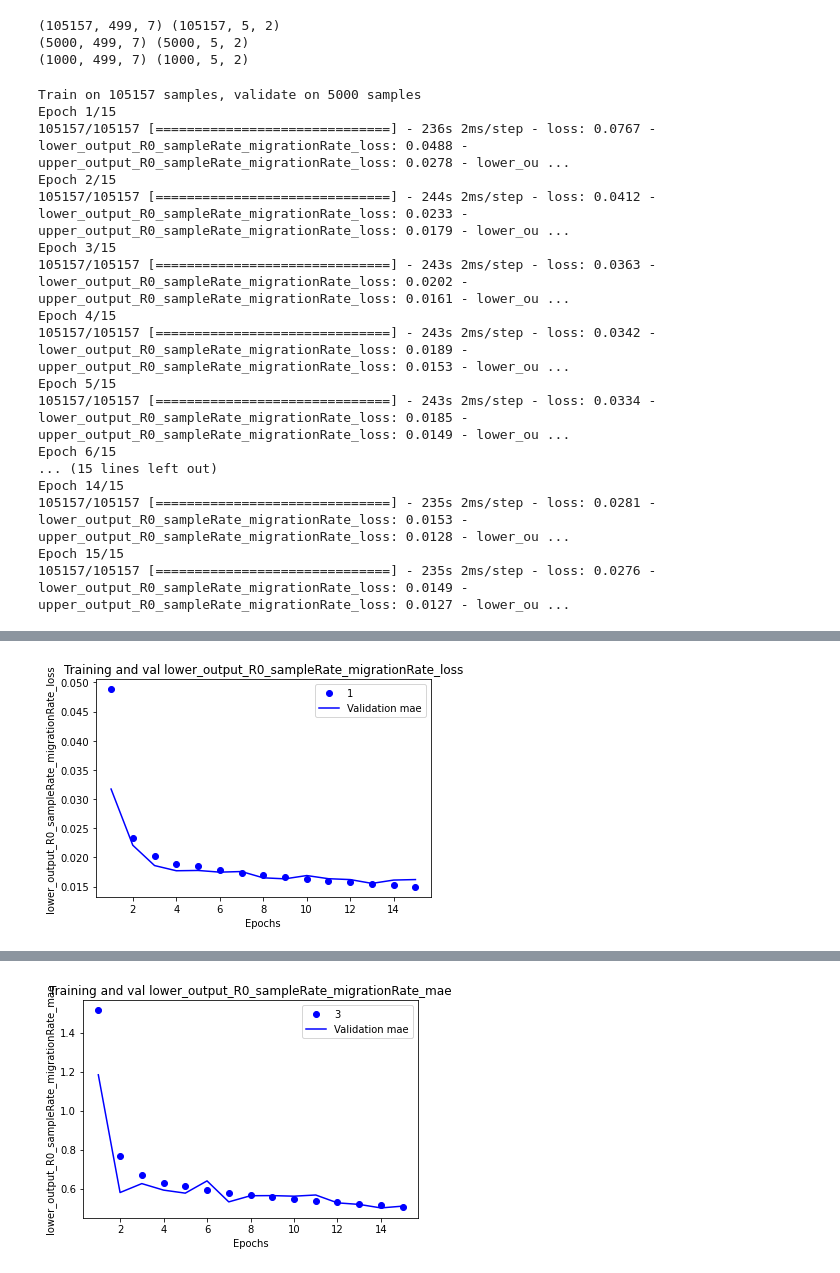
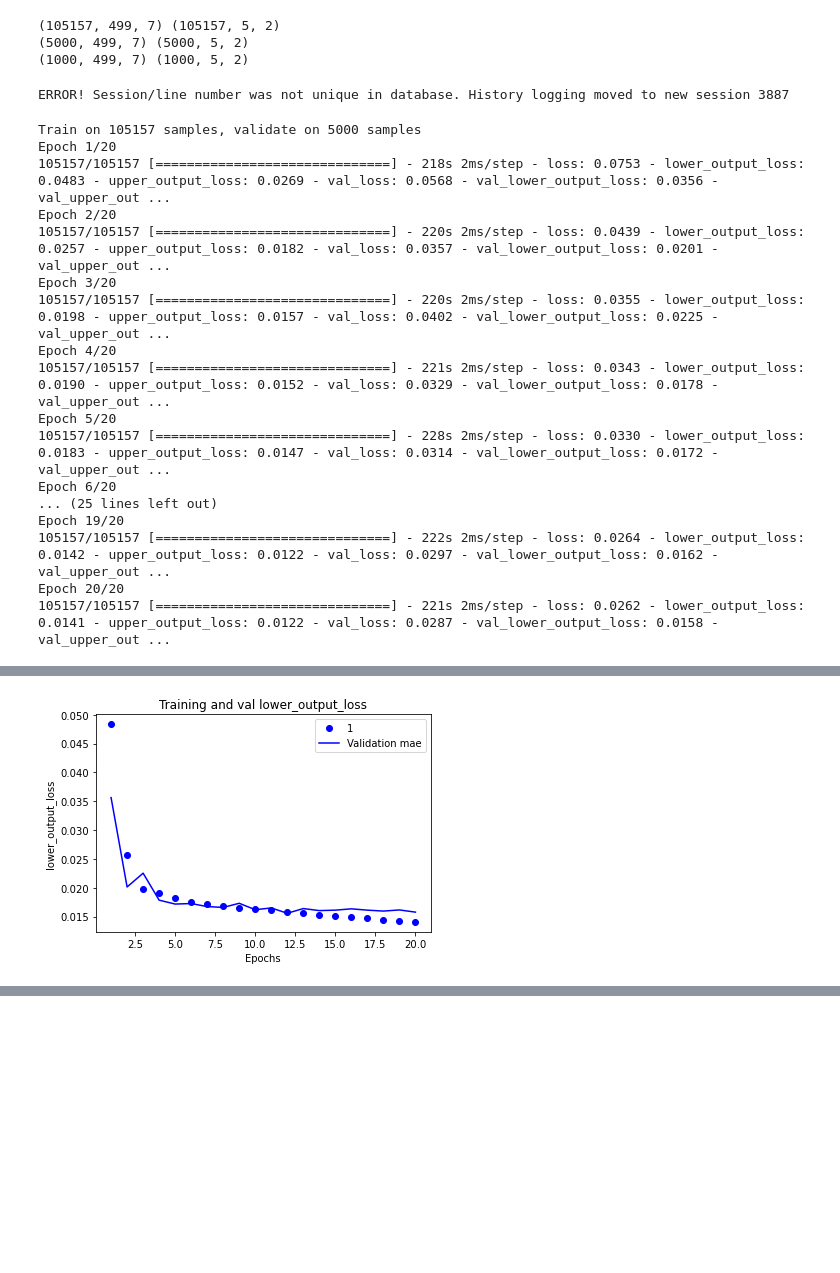
Before and after one commit to ammonthompson/phylogeo_epi_cnn, a Jupyter notebook: neural_network_dev/uq_and_adequacy/uq_train_extant_rates.ipynb, the cells around one changed output, grey strips where cells are left out. Saved outputs shown, nothing was run; the diff lists cells and outputs as text; code cells hidden in the pictures; blank space fills up the shorter version.

```diff
--- a/neural_network_dev/uq_and_adequacy/uq_train_extant_rates.ipynb
+++ b/neural_network_dev/uq_and_adequacy/uq_train_extant_rates.ipynb
@@ -134,15 +134,21 @@ def create_model():
                                                                                  priors])
 
     wxyz = layers.Dense(256, activation = 'relu', kernel_initializer = 'VarianceScaling')(concatenated_wxyz)
-    wxyz = layers.Dense(128, activation = 'relu', kernel_initializer = 'VarianceScaling')(wxyz)
-    wxyz = layers.Dense(64, activation = 'relu', kernel_initializer = 'VarianceScaling')(wxyz)
-    wxyz = layers.Dense(32, activation = 'relu', kernel_initializer = 'VarianceScaling')(wxyz)
 
-    lower_output_R0_sampleRate_migrationRate = layers.Dense(3, name = "lower_output_R0_sampleRate_migrationRate")(wxyz)
-    upper_output_R0_sampleRate_migrationRate = layers.Dense(3, name = "upper_output_R0_sampleRate_migrationRate")(wxyz)
+    lower_dense = layers.Dense(64, activation = 'relu', kernel_initializer = 'VarianceScaling')(wxyz)
+    lower_dense = layers.Dense(32, activation = 'relu', kernel_initializer = 'VarianceScaling')(lower_dense)
+    lower_dense = layers.Dense(16, activation = 'relu', kernel_initializer = 'VarianceScaling')(lower_dense)
+    lower_q_output = layers.Dense(3, name = "lower_output")(lower_dense)
+
+    upper_dense = layers.Dense(64, activation = 'relu', kernel_initializer = 'VarianceScaling')(wxyz)
+    upper_dense = layers.Dense(32, activation = 'relu', kernel_initializer = 'VarianceScaling')(upper_dense)
+    upper_dense = layers.Dense(16, activation = 'relu', kernel_initializer = 'VarianceScaling')(upper_dense)
+    upper_q_output = layers.Dense(3, name = "upper_output")(upper_dense)
 
     return Model(inputs = [input_treeLocation_tensor, input_priors_tensor],
-                outputs = [lower_output_R0_sampleRate_migrationRate, upper_output_R0_sampleRate_migrationRate])
+                outputs = [lower_q_output, upper_q_output])
+# %% [output]
+ERROR! Session/line number was not unique in database. History logging moved to new session 3887
 # %%
 # instantiate MODEL
 # set inner quantile
@@ -150,12 +156,11 @@ qq = 0.95
 
 mymodel_95q = create_model()
 mymodel_95q.compile(optimizer = 'adam',
-                loss = [pinball_loss_lower, pinball_loss_upper],
-                metrics = ['mae', 'acc', 'mape'])
+                loss = [pinball_loss_lower, pinball_loss_upper])
 
 history = mymodel_95q.fit([train_treeLocation_tensor, train_prior_tensor],
                       [norm_train_labels, norm_train_labels],
-                    epochs = 15, batch_size = 128,
+                    epochs = 20, batch_size = 128,
                     validation_data = ([validation_treeLocation_tensor, validation_prior_tensor],
                                        [norm_validation_labels, norm_validation_labels]))
 
@@ -165,19 +170,19 @@ history = mymodel_95q.fit([train_treeLocation_tensor, train_prior_tensor],
 cn.make_history_plot(history)
 # %% [output]
 Train on 105157 samples, validate on 5000 samples
-Epoch 1/15
-105157/105157 [==============================] - 236s 2ms/step - loss: 0.0767 - lower_output_R0_sampleRate_migrationRate_loss: 0.0488 - upper_output_R0_sampleRate_migrationRate_loss: 0.0278 - lower_ou ...
-Epoch 2/15
-105157/105157 [==============================] - 244s 2ms/step - loss: 0.0412 - lower_output_R0_sampleRate_migrationRate_loss: 0.0233 - upper_output_R0_sampleRate_migrationRate_loss: 0.0179 - lower_ou ...
-Epoch 3/15
-105157/105157 [==============================] - 243s 2ms/step - loss: 0.0363 - lower_output_R0_sampleRate_migrationRate_loss: 0.0202 - upper_output_R0_sampleRate_migrationRate_loss: 0.0161 - lower_ou ...
-Epoch 4/15
-105157/105157 [==============================] - 243s 2ms/step - loss: 0.0342 - lower_output_R0_sampleRate_migrationRate_loss: 0.0189 - upper_output_R0_sampleRate_migrationRate_loss: 0.0153 - lower_ou ...
-Epoch 5/15
-105157/105157 [==============================] - 243s 2ms/step - loss: 0.0334 - lower_output_R0_sampleRate_migrationRate_loss: 0.0185 - upper_output_R0_sampleRate_migrationRate_loss: 0.0149 - lower_ou ...
-Epoch 6/15
-... (15 lines left out)
-Epoch 14/15
-105157/105157 [==============================] - 235s 2ms/step - loss: 0.0281 - lower_output_R0_sampleRate_migrationRate_loss: 0.0153 - upper_output_R0_sampleRate_migrationRate_loss: 0.0128 - lower_ou ...
-Epoch 15/15
-105157/105157 [==============================] - 235s 2ms/step - loss: 0.0276 - lower_output_R0_sampleRate_migrationRate_loss: 0.0149 - upper_output_R0_sampleRate_migrationRate_loss: 0.0127 - lower_ou ...
+Epoch 1/20
+105157/105157 [==============================] - 218s 2ms/step - loss: 0.0753 - lower_output_loss: 0.0483 - upper_output_loss: 0.0269 - val_loss: 0.0568 - val_lower_output_loss: 0.0356 - val_upper_out ...
+Epoch 2/20
+105157/105157 [==============================] - 220s 2ms/step - loss: 0.0439 - lower_output_loss: 0.0257 - upper_output_loss: 0.0182 - val_loss: 0.0357 - val_lower_output_loss: 0.0201 - val_upper_out ...
+Epoch 3/20
+105157/105157 [==============================] - 220s 2ms/step - loss: 0.0355 - lower_output_loss: 0.0198 - upper_output_loss: 0.0157 - val_loss: 0.0402 - val_lower_output_loss: 0.0225 - val_upper_out ...
+Epoch 4/20
+105157/105157 [==============================] - 221s 2ms/step - loss: 0.0343 - lower_output_loss: 0.0190 - upper_output_loss: 0.0152 - val_loss: 0.0329 - val_lower_output_loss: 0.0178 - val_upper_out ...
+Epoch 5/20
+105157/105157 [==============================] - 228s 2ms/step - loss: 0.0330 - lower_output_loss: 0.0183 - upper_output_loss: 0.0147 - val_loss: 0.0314 - val_lower_output_loss: 0.0172 - val_upper_out ...
+Epoch 6/20
+... (25 lines left out)
+Epoch 19/20
+105157/105157 [==============================] - 222s 2ms/step - loss: 0.0264 - lower_output_loss: 0.0142 - upper_output_loss: 0.0122 - val_loss: 0.0297 - val_lower_output_loss: 0.0162 - val_upper_out ...
+Epoch 20/20
+105157/105157 [==============================] - 221s 2ms/step - loss: 0.0262 - lower_output_loss: 0.0141 - upper_output_loss: 0.0122 - val_loss: 0.0287 - val_lower_output_loss: 0.0158 - val_upper_out ...
@@ -185 +190 @@ Epoch 15/15
-[figure, old version]
+[figure, new version]
@@ -187 +191,0 @@ Epoch 15/15
-[figure, removed]
```
Also changed, not shown: parts of 11 cells of this notebook, 10 other files.
